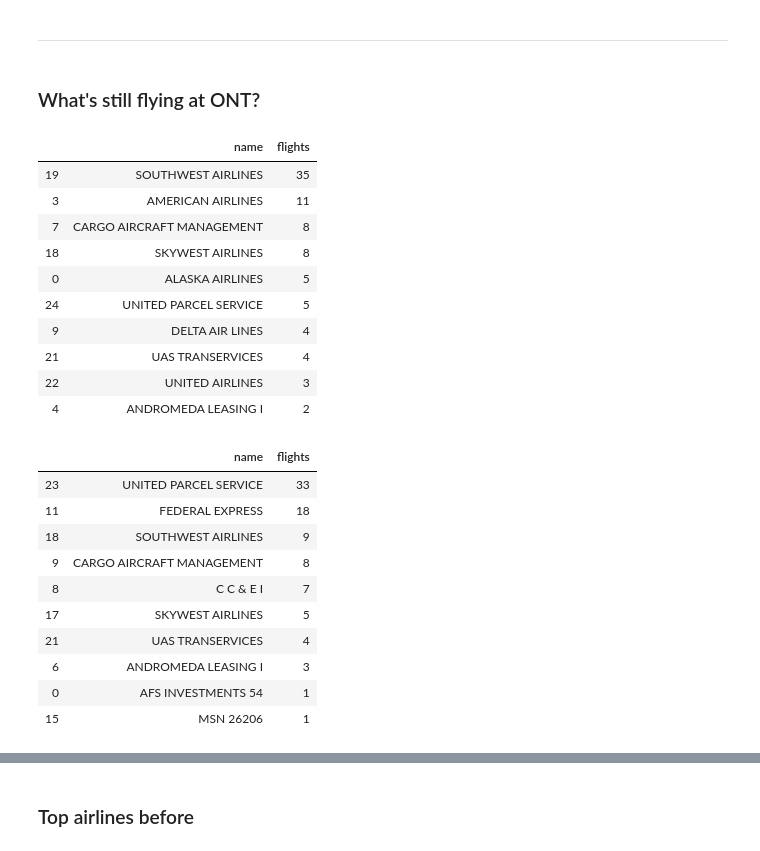
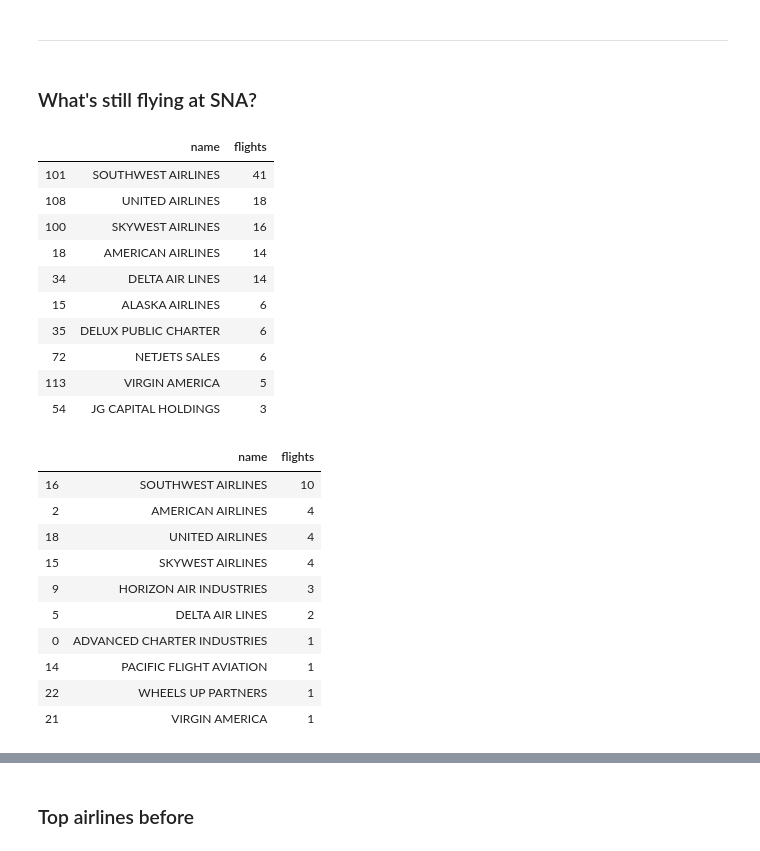
Before and after one commit to datadesk/coronavirus-flight-tracking, a Jupyter notebook: flights-data/00-coronavirus-flight-maps-data.ipynb, the cells around one changed output, grey strips where cells are left out. Cells and saved outputs as stored; diff of their text form; code cells hidden in the pictures.

```diff
--- a/flights-data/00-coronavirus-flight-maps-data.ipynb
+++ b/flights-data/00-coronavirus-flight-maps-data.ipynb
@@ -595,7 +658,7 @@ positions_geo_line = gpd.GeoDataFrame(positions_geo_clipped.groupby(['flight_id'
 # %% [markdown]
 ### Lines for "before" flights
 # %%
-positions_geo_before_line = gpd.GeoDataFrame(positions_geo_before.groupby(['flight_id','schd_from','name'])['geometry']\
+positions_geo_before_line = gpd.GeoDataFrame(positions_geo_before.groupby(['flight_id','schd_from','name','before'])['geometry']\
     .apply(lambda x: LineString(x.tolist())).reset_index())
 # %%
 positions_geo_before_line.plot()
@@ -861,5 +936,5 @@ sfo_pos_after_names.flights.sum()
 # %% [markdown]
 ---
 # %% [markdown]
-### What's still flying at ONT?
+### What's still flying at SNA?
 # %%
@@ -867,34 +942,34 @@ ont_pos_after = positions_geo_after_line[positions_geo_after_line['schd_from'] =
 # %%
-ont_pos_before = positions_geo_before_line[positions_geo_before_line['schd_from'] == 'ONT']
+sna_pos_before = positions_geo_before_line[positions_geo_before_line['schd_from'] == 'SNA']
 # %%
-ont_pos_after_names = ont_pos_after.groupby(['name']).agg('size').reset_index(name='flights')
-ont_pos_before_names = ont_pos_before.groupby(['name']).agg('size').reset_index(name='flights')
+sna_pos_after_names = sna_pos_after.groupby(['name']).agg('size').reset_index(name='flights')
+sna_pos_before_names = sna_pos_before.groupby(['name']).agg('size').reset_index(name='flights')
 # %%
-ont_pos_before_names.sort_values(by='flights', ascending=False).head(10)
+sna_pos_before_names.sort_values(by='flights', ascending=False).head(10)
 # %% [output]
 |  | name | flights |
-| 19 | SOUTHWEST AIRLINES | 35 |
-| 3 | AMERICAN AIRLINES | 11 |
-| 7 | CARGO AIRCRAFT MANAGEMENT | 8 |
-| 18 | SKYWEST AIRLINES | 8 |
-| 0 | ALASKA AIRLINES | 5 |
-| 24 | UNITED PARCEL SERVICE | 5 |
-| 9 | DELTA AIR LINES | 4 |
-| 21 | UAS TRANSERVICES | 4 |
-| 22 | UNITED AIRLINES | 3 |
-| 4 | ANDROMEDA LEASING I | 2 |
+| 101 | SOUTHWEST AIRLINES | 41 |
+| 108 | UNITED AIRLINES | 18 |
+| 100 | SKYWEST AIRLINES | 16 |
+| 18 | AMERICAN AIRLINES | 14 |
+| 34 | DELTA AIR LINES | 14 |
+| 15 | ALASKA AIRLINES | 6 |
+| 35 | DELUX PUBLIC CHARTER | 6 |
+| 72 | NETJETS SALES | 6 |
+| 113 | VIRGIN AMERICA | 5 |
+| 54 | JG CAPITAL HOLDINGS | 3 |
 # %%
-ont_pos_after_names.sort_values(by='flights', ascending=False).head(10)
+sna_pos_after_names.sort_values(by='flights', ascending=False).head(10)
 # %% [output]
 |  | name | flights |
-| 23 | UNITED PARCEL SERVICE | 33 |
-| 11 | FEDERAL EXPRESS | 18 |
-| 18 | SOUTHWEST AIRLINES | 9 |
-| 9 | CARGO AIRCRAFT MANAGEMENT | 8 |
-| 8 | C C & E I | 7 |
-| 17 | SKYWEST AIRLINES | 5 |
-| 21 | UAS TRANSERVICES | 4 |
-| 6 | ANDROMEDA LEASING I | 3 |
-| 0 | AFS INVESTMENTS 54 | 1 |
-| 15 | MSN 26206 | 1 |
+| 16 | SOUTHWEST AIRLINES | 10 |
+| 2 | AMERICAN AIRLINES | 4 |
+| 18 | UNITED AIRLINES | 4 |
+| 15 | SKYWEST AIRLINES | 4 |
+| 9 | HORIZON AIR INDUSTRIES | 3 |
+| 5 | DELTA AIR LINES | 2 |
+| 0 | ADVANCED CHARTER INDUSTRIES | 1 |
+| 14 | PACIFIC FLIGHT AVIATION | 1 |
+| 22 | WHEELS UP PARTNERS | 1 |
+| 21 | VIRGIN AMERICA | 1 |
 # %%
```
Also changed, not shown: parts of 58 cells of this notebook, 56 other files.
